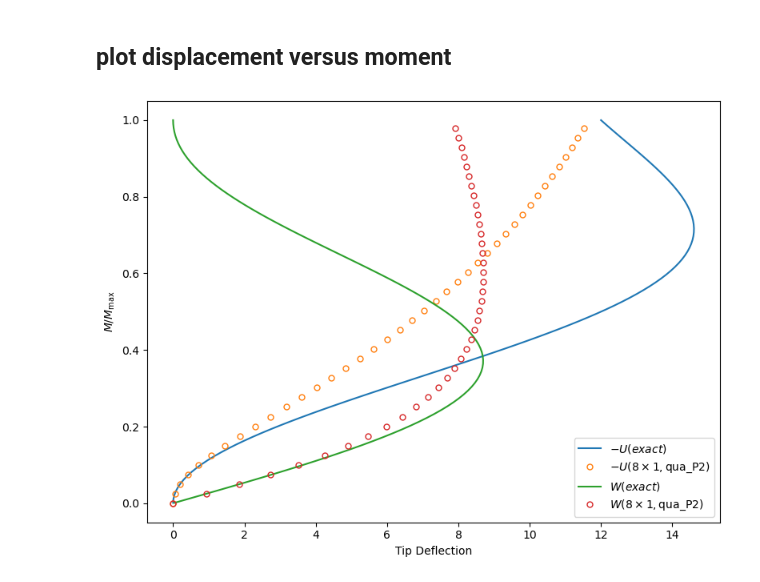
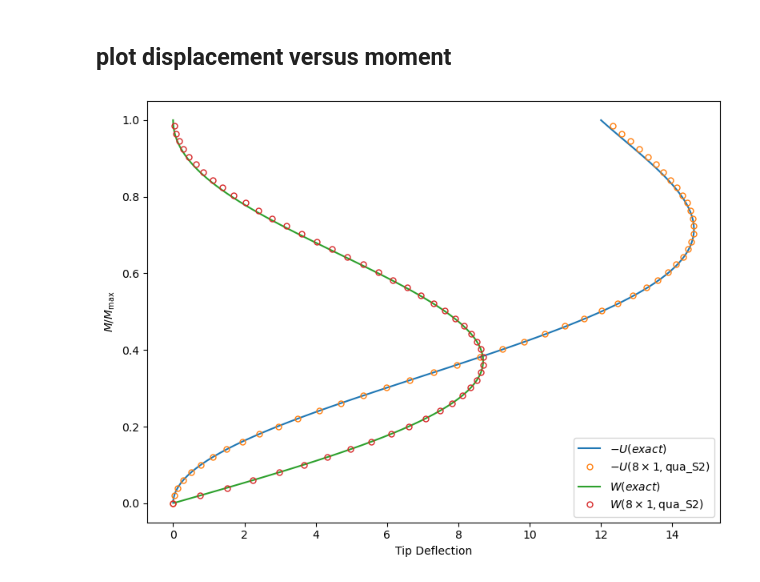
Before and after one commit to TianYangEPFL/fenicsx-shells, a Jupyter notebook: demo/demo_nonlinear_naghdi_roll-up_cantilever.ipynb, the cells around one changed output. Drawn from its saved outputs; the diff is of its cells as text; code cells hidden in the pictures.

Commit message:
try Serendypity element

```diff
--- a/demo/demo_nonlinear_naghdi_roll-up_cantilever.ipynb
+++ b/demo/demo_nonlinear_naghdi_roll-up_cantilever.ipynb
@@ -74,6 +78,7 @@ fdim = tdim - 1
 cell = mesh.basix_cell()
 P1 = element("Lagrange", cell, degree=1)
 P2 = element("Lagrange", cell, degree=2)
+S2 = element("Serendipity", cell, degree=2)
 B3 = element("Bubble", cell, degree=3)
 # %% [markdown]
 ## Plot mesh
@@ -205,6 +210,11 @@ elif ele_type == "qua_P1":
         [blocked_element(P1, shape=(3,)), blocked_element(P1, shape=(2,))]
     )
 
+elif ele_type == "qua_S2":
+    naghdi_shell_element = mixed_element(
+        [blocked_element(S2, shape=(3,)), blocked_element(S2, shape=(2,))]
+    )
+
 naghdi_shell_FS = functionspace(mesh, naghdi_shell_element)
 
 q_func = Function(naghdi_shell_FS) # current configuration
@@ -223,7 +233,7 @@ d = director(R0_ufl, theta_func)
 
 # initial metric and curvature tensor a0 and b0
 a0_ufl = grad(phi0_ufl).T * grad(phi0_ufl)
-b0_ufl = -0.5*( grad(phi0_ufl).T * grad(n0_ufl) + grad(n0_ufl).T * grad(phi0_ufl))
+b0_ufl = 0.5*( grad(phi0_ufl).T * grad(n0_ufl) + grad(n0_ufl).T * grad(phi0_ufl))
 
 def epsilon(F):
     """Membrane strain"""
@@ -232,7 +242,7 @@ def epsilon(F):
 
 def kappa(F, d):
     """Bending strain"""
-    return -0.5 * (F.T * grad(d) + grad(d).T * F) - b0_ufl
+    return 0.5 * (F.T * grad(d) + grad(d).T * F) - b0_ufl
 
 
 def gamma(F, d):
@@ -409,13 +419,25 @@ for i, M_curr in enumerate(tqdm(Ms)):
         u_P2B3 = q_func.sub(0).collapse()
         u_sol = Function(phi_FS)
         u_sol.interpolate(u_P2B3)
+        theta_sol = q_func.sub(1).collapse()
+    elif ele_type == "qua_S2":
+        u_S2 = q_func.sub(0).collapse()
+        u_sol = Function(phi_FS)
+        u_sol.interpolate(u_S2)
+
+        theta_S2 = q_func.sub(1).collapse()
+        theta_FS = functionspace(mesh, blocked_element(P2, shape=(2,)))
+        theta_sol = Function(theta_FS)
+        theta_sol.interpolate(theta_S2)
+
     else:
         u_sol = q_func.sub(0).collapse()
+        theta_sol = q_func.sub(1).collapse()
 
     phi_expr = Expression(phi0_ufl + u_sol, phi_FS.element.interpolation_points())
     phi_sol = Function(phi_FS)
     phi_sol.interpolate(phi_expr)
-    theta_sol = q_func.sub(1).collapse()
+
 
     file_u.write_function(u_sol, i)
     file_theta.write_function(theta_sol, i)
@@ -514,22 +536,22 @@ Widget(value='<iframe src="http://localhost:34247/index.html?ui=P_0x7fb62d4d5160
 # %%
 import matplotlib.pyplot as plt
 
 if mesh.comm.rank == 0:
     Ms_analytical = np.linspace(1E-3, 1.0, 100)
     us = 12.0*(np.sin(2.0*np.pi*Ms_analytical)/(2.0*np.pi*Ms_analytical) - 1.0)
     ws = -12.0*(1.0 - np.cos(2.0*np.pi*Ms_analytical))/(2.0*np.pi*Ms_analytical)
     np.savetxt(results_folder/"u1.txt", u1_list)
     np.savetxt(results_folder/"u3.txt", u3_list)
     np.savetxt(results_folder/"Ms_Mmax.txt", Ms/M_max)
     fig = plt.figure(figsize=(8.0, 6.0))
     plt.plot( -us, Ms_analytical, "-", label="$-U (exact)$")
-    plt.plot( -u1_list, Ms/M_max, "o", markersize=5, markerfacecolor='none', markevery = 5, label=f"$-U ({nex}\\times{ney},${ele_type})")
+    plt.plot( -u1_list, Ms/M_max, "o", markersize=5, markerfacecolor='none', markevery = 4, label=f"$-U ({nex}\\times{ney},${ele_type})")
     plt.plot( -ws, Ms_analytical, "-", label="$W (exact)$")
-    plt.plot( -u3_list, Ms/M_max, "o", markersize=5, markerfacecolor='none', markevery = 5, label=f"$W ({nex}\\times{ney},${ele_type})")
+    plt.plot( -u3_list, Ms/M_max, "o", markersize=5, markerfacecolor='none', markevery = 4, label=f"$W ({nex}\\times{ney},${ele_type})")
     plt.ylabel(r"$M/M_{\mathrm{max}}$")
     plt.xlabel("Tip Deflection")
     plt.legend()
     plt.tight_layout()
     plt.savefig(results_folder/"comparisons.png", dpi=300)
 # %% [output]
-[figure, old version]
+[figure, new version]
```
Also changed, not shown: parts of 4 cells of this notebook, 5 other files.
